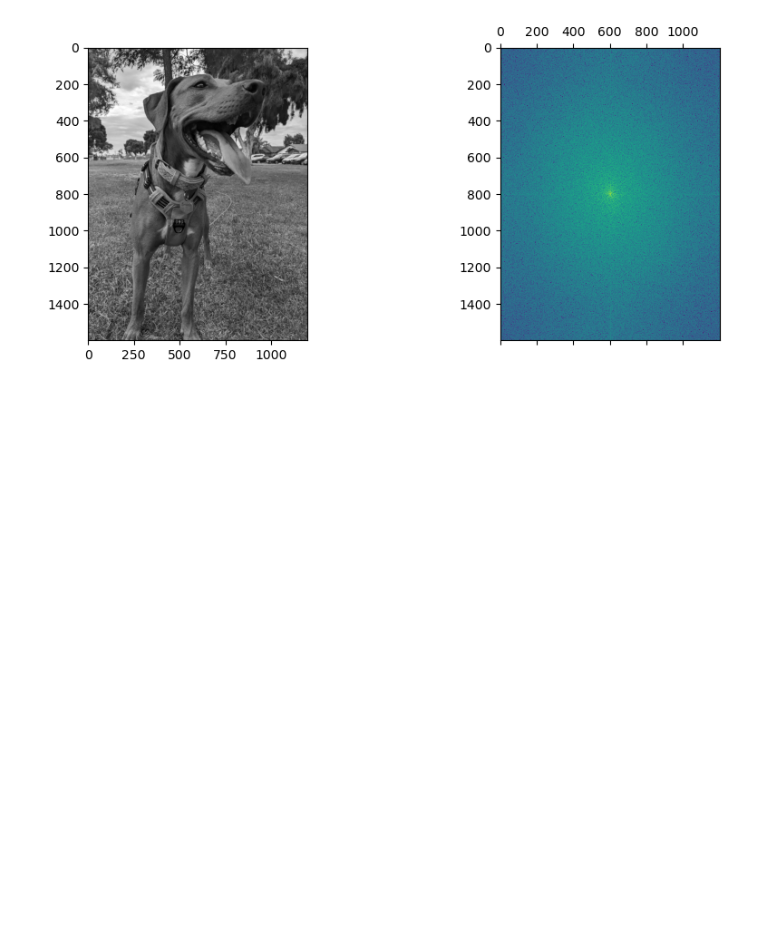
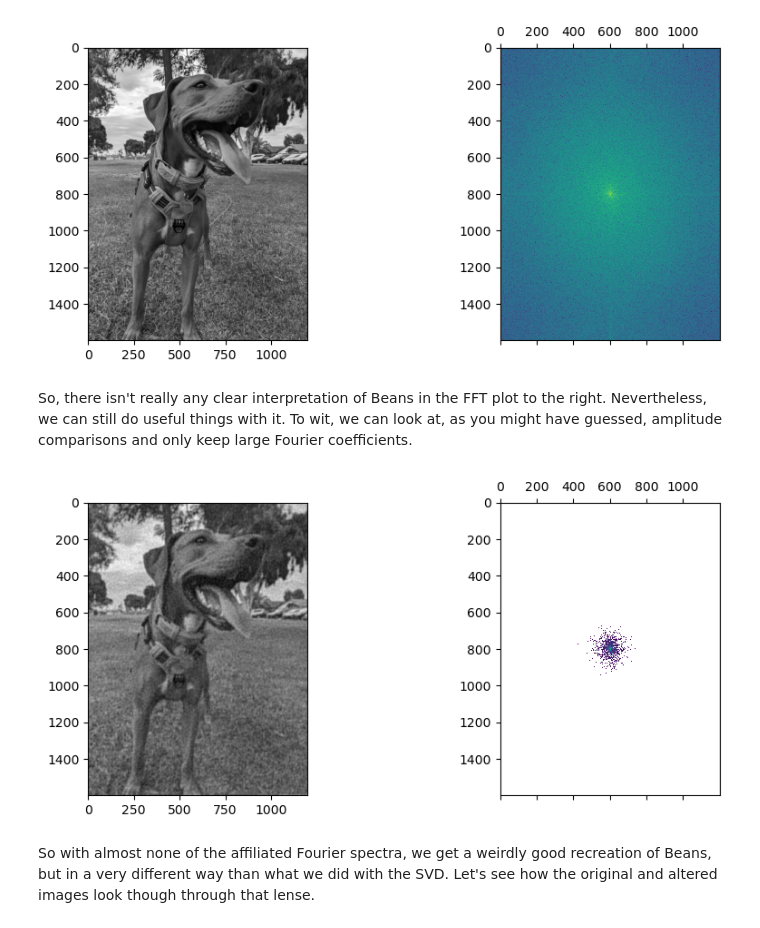
Before and after one commit to cwcurtis/MATH-596-Mathematical-Data-Science, a Jupyter notebook: Lecture_Notes/FFT_Notes.ipynb, the cells around one changed output. Drawn from its saved outputs; the diff is of its cells as text; code cells hidden in the pictures; blank space fills up the shorter version.

```diff
--- a/Lecture_Notes/FFT_Notes.ipynb
+++ b/Lecture_Notes/FFT_Notes.ipynb
@@ -5,6 +5,14 @@ import matplotlib.pyplot as plt
 from skimage import io
 
 %matplotlib inline
+# %%
+# We need a tool that converts images into grayscale (i.e. all pixel values in [0, 1])
+def gray_scale_convert(image):
+    rescaled_image = np.zeros((image.shape[0], image.shape[1]))
+    rescaled_image[:, :] = image
+    rescaled_image -= np.min(rescaled_image)
+    rescaled_image /= np.max(rescaled_image)
+    return rescaled_image
 # %% [markdown]
 # Noisy Signals
 
@@ -82,3 +92,23 @@ ax[1].matshow(dog_freq_plot)
 plt.tight_layout()
 # %% [output]
 [figure]
+# %% [markdown]
+So, there isn't really any clear interpretation of Beans in the FFT plot to the right.  Nevertheless, we can still do useful things with it.  To wit, we can look at, as you might have guessed, amplitude comparisons and only keep large Fourier coefficients.
+# %%
+max_freq = np.max(np.abs(dog_freq))
+indskp = np.ma.log10(np.abs(dog_freq)/max_freq) >= -3
+dog_filter = np.zeros((dog_freq.shape[0], dog_freq.shape[1]), dtype=np.complex128)
+dog_filter[indskp] = dog_freq[indskp]
+dog_reduced = gray_scale_convert(np.real(ifft2(dog_filter)))
+# %%
+fig, axes = plt.subplots(1, 2, figsize=(10, 4))
+ax = axes.ravel()
+
+ax[0].imshow(dog_reduced, cmap=plt.cm.gray)
+ax[1].matshow(np.ma.log10(fftshift(np.abs(dog_filter))))
+
+plt.tight_layout()
+# %% [output]
+[figure, added]
+# %% [markdown]
+So with almost none of the affiliated Fourier spectra, we get a weirdly good recreation of Beans, but in a very different way than what we did with the SVD.  Let's see how the original and altered images look though through that lense.
```
Also changed, not shown: parts of 9 cells of this notebook.
